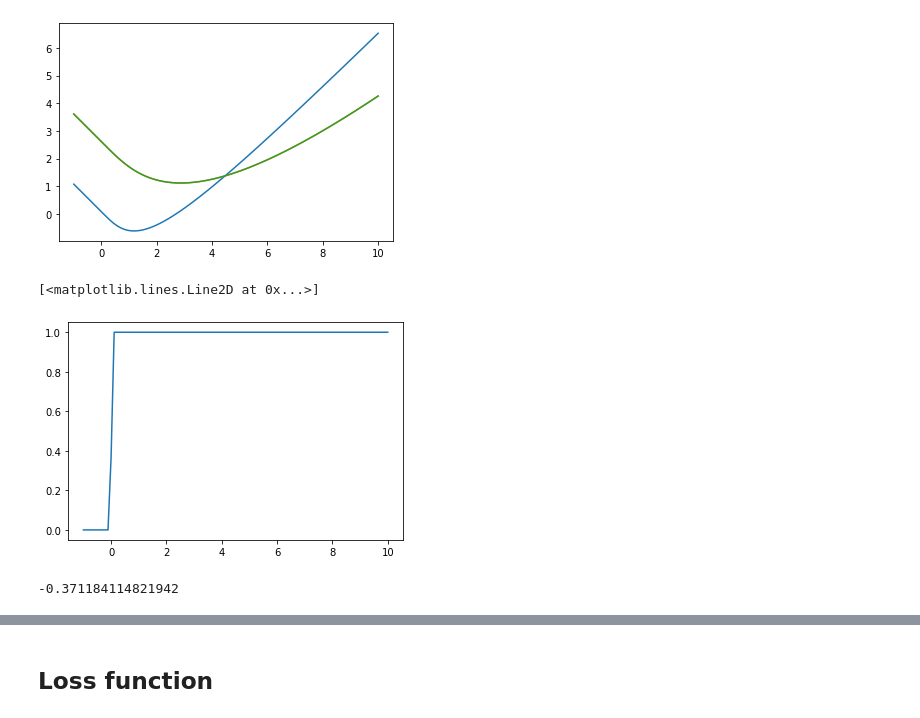
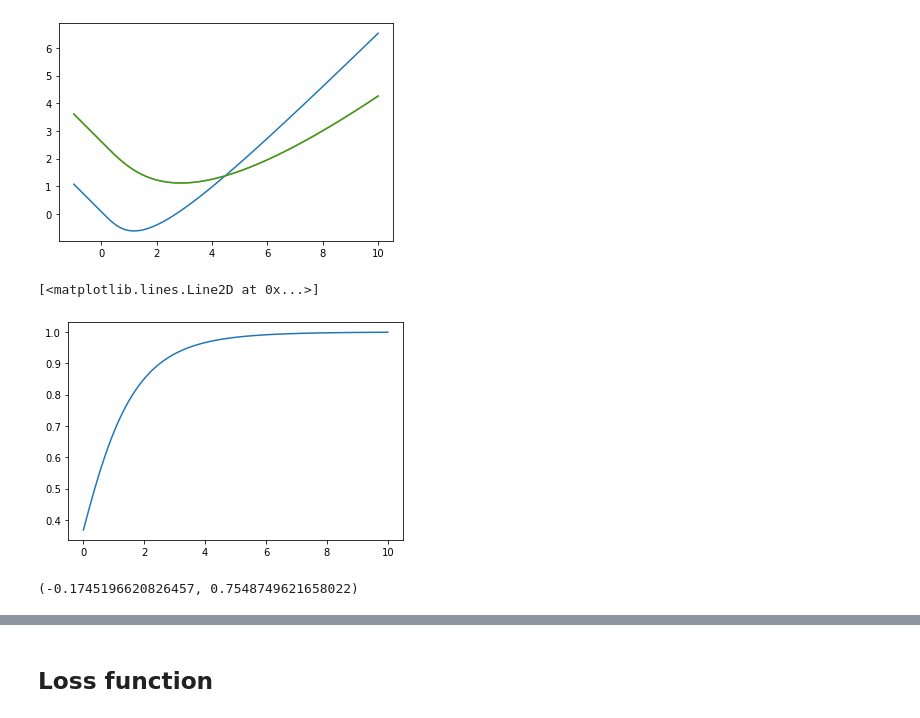
Before and after one commit to sagar-garg/WeatherBench, a Jupyter notebook: devlog/034-tp_param.ipynb, the cells around one changed output, grey strips where cells are left out. Cells and saved outputs as stored; diff of their text form; code cells hidden in the pictures.

```diff
--- a/devlog/034-tp_param.ipynb
+++ b/devlog/034-tp_param.ipynb
@@ -143,11 +143,11 @@ def lcgev_cdf(x, mu, sigma, xi):
     g[x<0] = 0
     return g
 # %%
-mine = lcgev_cdf(x, loc, 0.001, shape)
+mine = lcgev_cdf(x, 0, 1, 0.1)
 plt.plot(x, mine)
 # %% [output]
 [<matplotlib.lines.Line2D at 0x...>]
-[figure, old version]
+[figure, new version]
 # %%
 def crps_lcgev(y, mu, sigma, xi):
     py = gev_cdf(y, mu, sigma, xi)
@@ -171,5 +189,5 @@ c = crps_lcgev(x, 5, scale, 1)
 # c = gev_cdf(x, loc, scale, -0.5)
 # %%
-np.min(c)
+np.min(c), np.min(c2)
 # %% [output]
--0.371184114821942
+(-0.1745196620826457, 0.7548749621658022)
```
Also changed, not shown: parts of 28 cells of this notebook, 6 other files.
